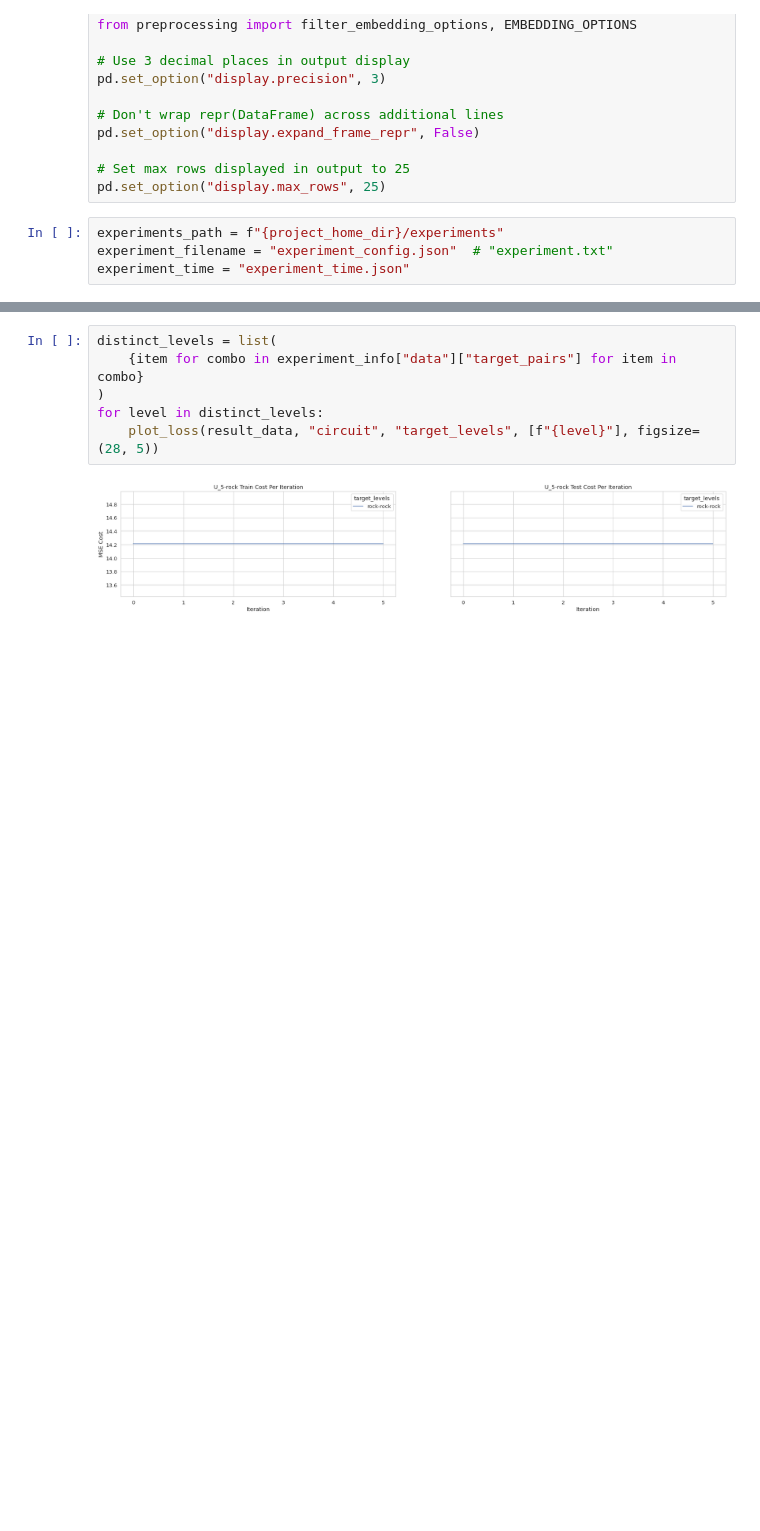
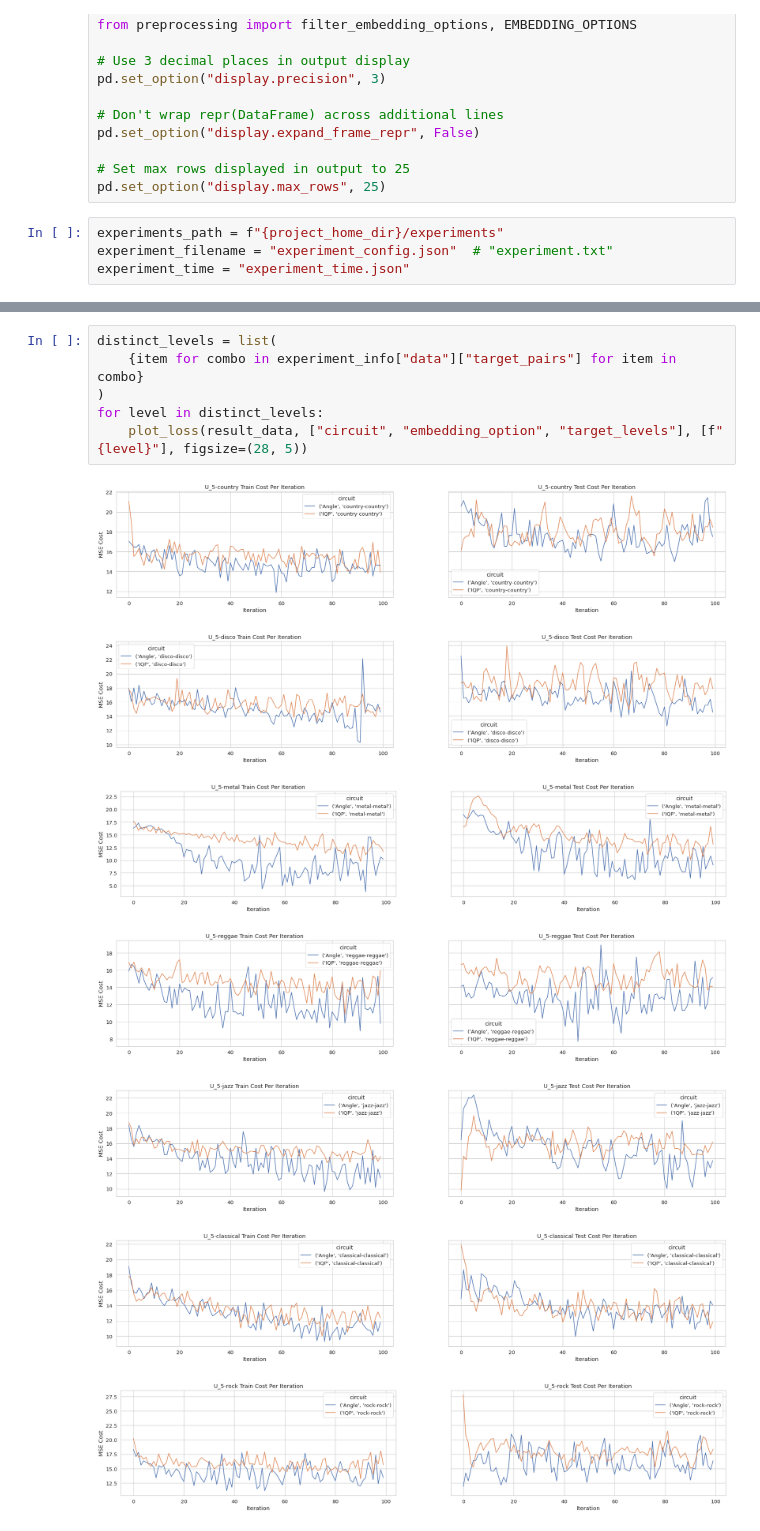
Before and after one commit to Fahlevi20/quantum-cnn, a Jupyter notebook: reports/20211127/report_ova.ipynb, the cells around one changed output, grey strips where cells are left out. Drawn from its saved outputs; the diff is of its cells as text; blank space fills up the shorter version.

```diff
--- a/reports/20211127/report_ova.ipynb
+++ b/reports/20211127/report_ova.ipynb
@@ -151,8 +183,14 @@ get_result_table_target_pairs(result_data, "circuit", "target_levels", "accuracy
 # %%
 distinct_levels = list(
     {item for combo in experiment_info["data"]["target_pairs"] for item in combo}
 )
 for level in distinct_levels:
-    plot_loss(result_data, "circuit", "target_levels", [f"{level}"], figsize=(28, 5))
+    plot_loss(result_data, ["circuit", "embedding_option", "target_levels"], [f"{level}"], figsize=(28, 5))
 # %% [output]
-[figure, old version]
+[figure, new version]
+[figure, added]
+[figure, added]
+[figure, added]
+[figure, added]
+[figure, added]
+[figure, added]
```
Also changed, not shown: parts of 11 cells of this notebook, 10 other files.
